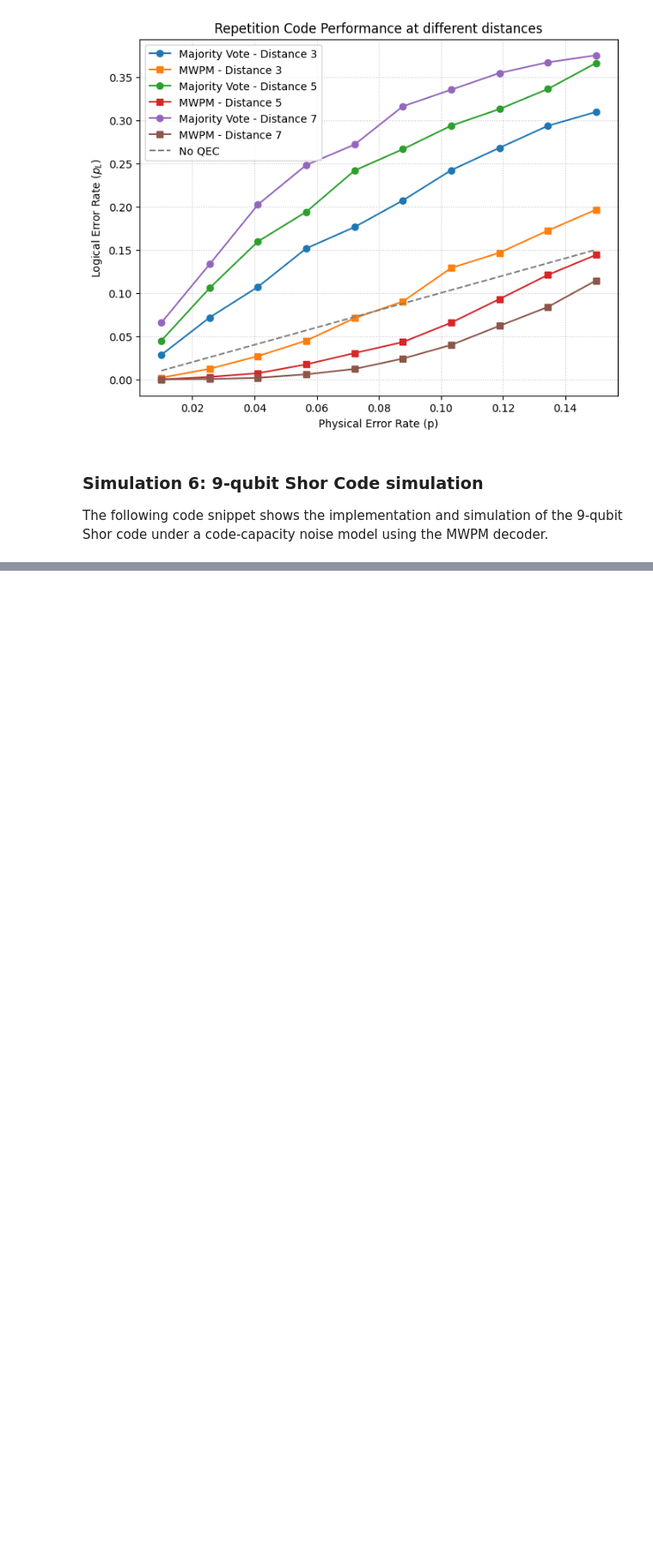
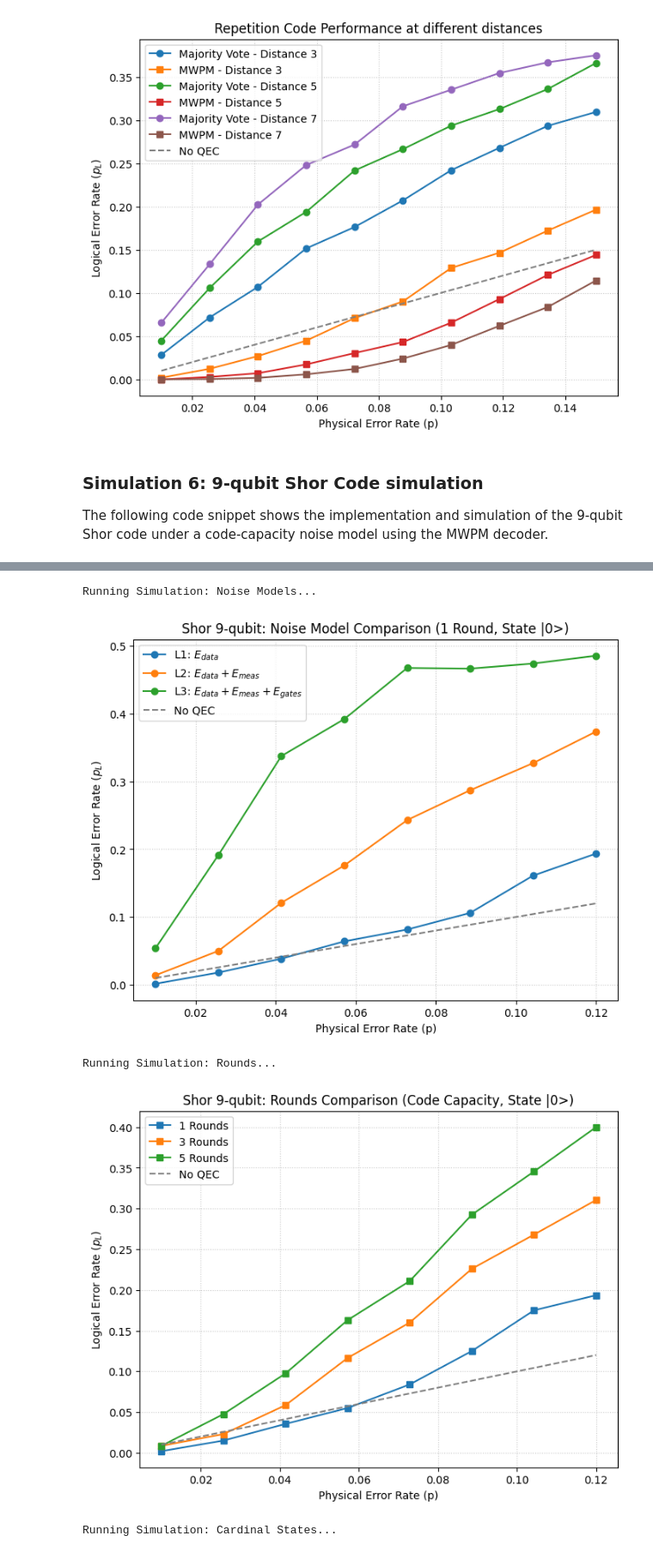
Before and after one commit to othermore/TFM_QEC_2D_color_code_decoders, a Jupyter notebook: src/chapter_5/chapter_5.ipynb, the cells around one changed output, grey strips where cells are left out. Shown at 86% size. Drawn from its saved outputs; the diff is of its cells as text; code cells hidden in the pictures; blank space fills up the shorter version.

Commit message:
Shor 9 qubit complete simulation

````diff
--- a/src/chapter_5/chapter_5.ipynb
+++ b/src/chapter_5/chapter_5.ipynb
@@ -321,16 +321,61 @@ The following code snippet shows the implementation and simulation of the 9-qubi
 # %%
 from IPython.display import Markdown, display
 import matplotlib.pyplot as plt
+import numpy as np
+from s6_shor_9_code import sample_shor_code_mwpm
 
-# Cargamos y mostramos el código del archivo
 with open('s6_shor_9_code.py', 'r') as f:
     codigo = f.read()
 
 display(Markdown(f"```python\n{codigo}\n```"))
 
-# Ejecutamos la simulación
-%run -i 's6_shor_9_code.py'
+shots = 2000
+p_rates = np.linspace(0.01, 0.12, 8)
 
-# Guardamos y mostramos el gráfico
-plt.savefig('../../figures/shor_9_code_plot.png', dpi=300, bbox_inches='tight')
+# 1. Noise Model Comparison
+print("Running Simulation: Noise Models...")
+plt.figure(figsize=(8, 6))
+models = {
+    "L1: $E_{data}$": (1, 0, 0),
+    "L2: $E_{data} + E_{meas}$": (1, 0, 1),
+    "L3: $E_{data} + E_{meas} + E_{gates}$": (1, 1, 1)
+}
+for label, ratios in models.items():
+    _, l_rates = sample_shor_code_mwpm(shots=shots, rounds=1, states=["0"], p_rates=p_rates, noise_ratios=ratios)
+    plt.plot(p_rates, l_rates, marker='o', label=label)
+plt.plot(p_rates, p_rates, linestyle='--', color='gray', label='No QEC')
+plt.title('Shor 9-qubit: Noise Model Comparison (1 Round, State |0>)')
+plt.xlabel('Physical Error Rate (p)'); plt.ylabel('Logical Error Rate ($p_L$)')
+plt.legend(); plt.grid(True, linestyle=':', alpha=0.7)
+plt.savefig('../../figures/shor_9_noise_models.png', dpi=300, bbox_inches='tight')
 plt.show()
+
+# 2. Rounds Comparison
+print("Running Simulation: Rounds...")
+plt.figure(figsize=(8, 6))
+for r in [1, 3, 5]:
+    _, l_rates = sample_shor_code_mwpm(shots=shots, rounds=r, states=["0"], p_rates=p_rates, noise_ratios=(1, 0, 0))
+    plt.plot(p_rates, l_rates, marker='s', label=f'{r} Rounds')
+plt.plot(p_rates, p_rates, linestyle='--', color='gray', label='No QEC')
+plt.title('Shor 9-qubit: Rounds Comparison (Code Capacity, State |0>)')
+plt.xlabel('Physical Error Rate (p)'); plt.ylabel('Logical Error Rate ($p_L$)')
+plt.legend(); plt.grid(True, linestyle=':', alpha=0.7)
+plt.savefig('../../figures/shor_9_rounds.png', dpi=300, bbox_inches='tight')
+plt.show()
+
+# 3. Cardinal States Comparison
+print("Running Simulation: Cardinal States...")
+plt.figure(figsize=(8, 6))
+states_list = ["0", "1", "+", "-", "+i", "-i"]
+for state in states_list:
+    _, l_rates = sample_shor_code_mwpm(shots=shots, rounds=1, states=[state], p_rates=p_rates, noise_ratios=(1, 0, 0))
+    plt.plot(p_rates, l_rates, label=f'State |{state}>', alpha=0.7, linestyle='--')
+_, mean_l_rates = sample_shor_code_mwpm(shots=shots, rounds=1, states=states_list, p_rates=p_rates, noise_ratios=(1, 0, 0))
+plt.plot(p_rates, mean_l_rates, marker='o', color='black', linewidth=2, label='Random State (Mean)')
+plt.plot(p_rates, p_rates, linestyle='--', color='gray', label='No QEC')
+plt.title('Shor 9-qubit: State Dependency (Code Capacity, 1 Round)')
+plt.xlabel('Physical Error Rate (p)'); plt.ylabel('Logical Error Rate ($p_L$)')
+plt.legend(); plt.grid(True, linestyle=':', alpha=0.7)
+plt.savefig('../../figures/shor_9_states.png', dpi=300, bbox_inches='tight')
+plt.show()
+# %% [output]
@@ -336,0 +442,5 @@ plt.show()
+Running Simulation: Noise Models...
+[figure, added]
+Running Simulation: Rounds...
+[figure, added]
+Running Simulation: Cardinal States...
````
Also changed, not shown: parts of 1 cell of this notebook, 5 other files.
